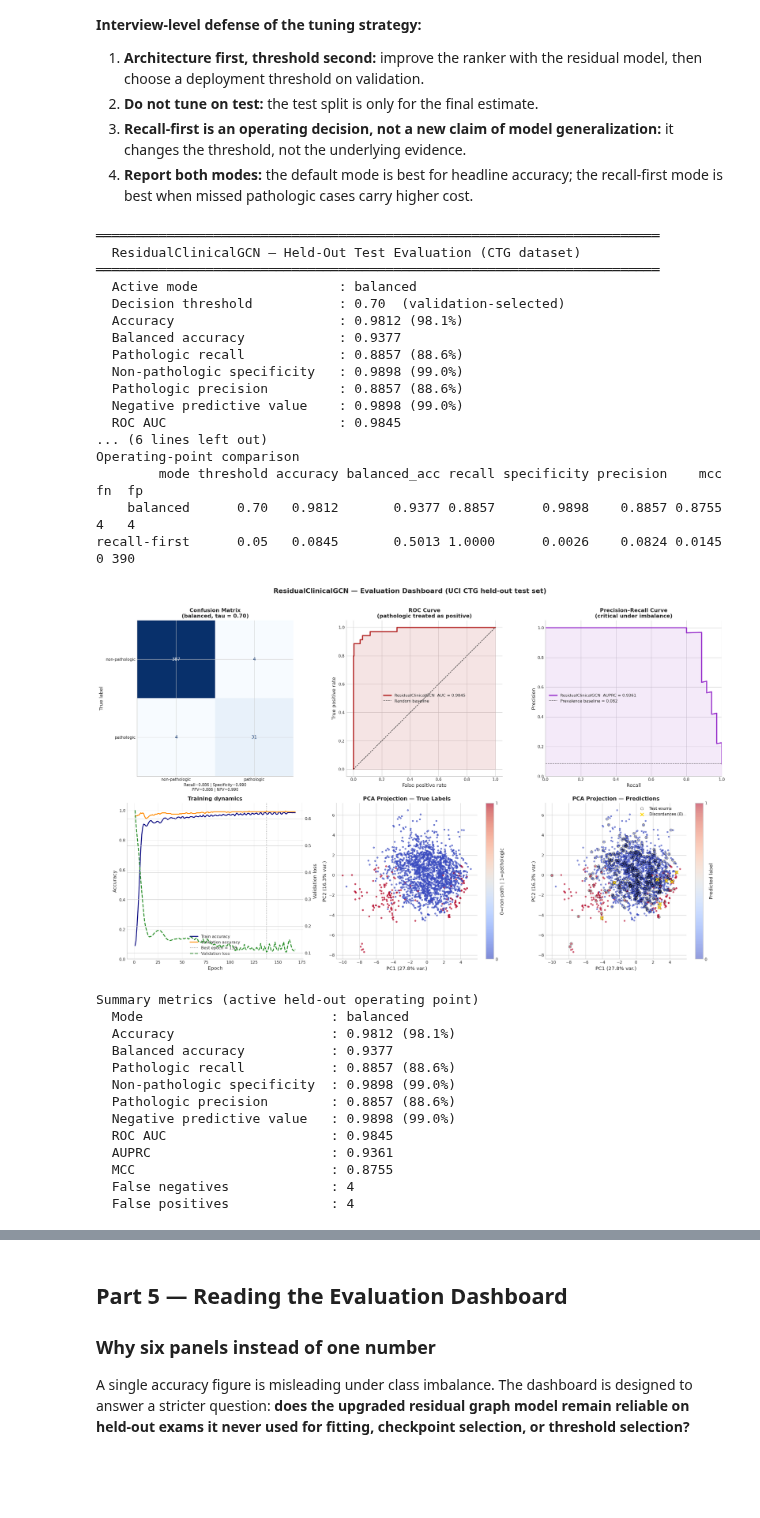
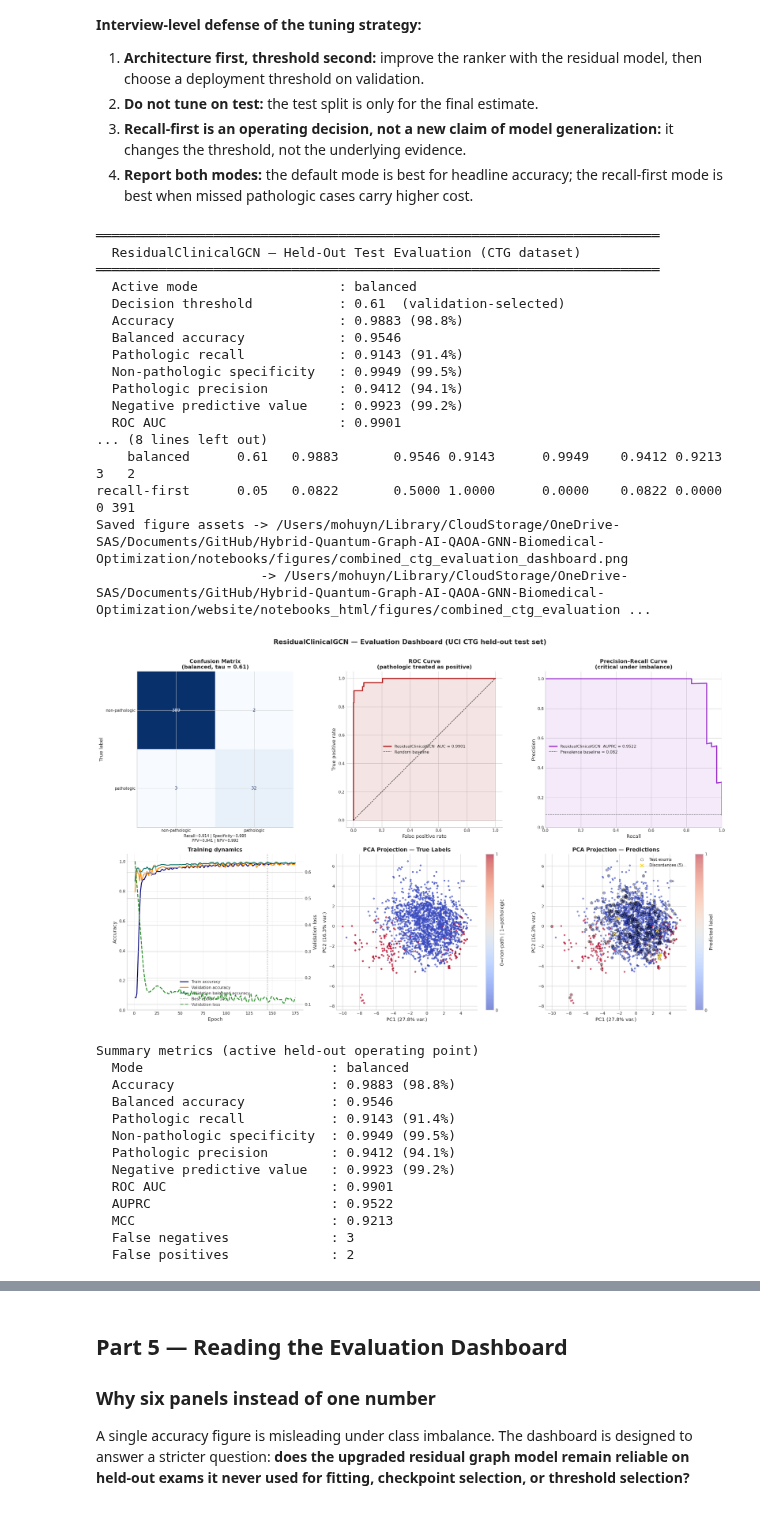
Before and after one commit to thmolena/Hybrid-Quantum-Graph-AI-QAOA-GNN-Biomedical-Optimization, a Jupyter notebook: notebooks/quantum_ai_bio_combined.ipynb, the cells around one changed output, grey strips where cells are left out. Drawn from its saved outputs; the diff is of its cells as text; code cells hidden in the pictures; blank space fills up the shorter version.

```diff
--- a/notebooks/quantum_ai_bio_combined.ipynb
+++ b/notebooks/quantum_ai_bio_combined.ipynb
@@ -976,7 +1301,7 @@ for row in feature_gap_df.itertuples(index=False):
     bar = "█" * int(abs(row.pathologic_minus_non_pathologic) * 5)
     print(f"  {row.feature:12s}  {row.pathologic_minus_non_pathologic:+.3f}  {bar}  ({direction})")
 
-k_neighbors = 10
+k_neighbors = 15
 A_sparse = kneighbors_graph(
     X_std,
     n_neighbors=k_neighbors,
@@ -1469,6 +1806,7 @@ axes[0, 2].set_ylim([0, 1.05])
 
 axes[1, 0].plot(history["epoch"], history["train_acc"], color="navy", label="Train accuracy")
 axes[1, 0].plot(history["epoch"], history["val_acc"], color="darkorange", label="Validation accuracy")
+axes[1, 0].plot(history["epoch"], history["val_bal_acc"], color="#0f766e", label="Validation balanced accuracy")
 axes[1, 0].axvline(best_epoch, color="gray", linestyle=":", linewidth=1.2, label=f"Best epoch = {best_epoch}")
 axes[1, 0].set_xlabel("Epoch")
 axes[1, 0].set_ylabel("Accuracy")
@@ -1496,58 +1834,59 @@ sc_pred = axes[1, 2].scatter(Z[:, 0], Z[:, 1], c=np.where(final_probs[:, 1] >= d
 axes[1, 2].scatter(Z[test_idx_np, 0], Z[test_idx_np, 1], facecolors="none", edgecolors="black", s=35, linewidths=0.5, label="Test exams", zorder=4)
 axes[1, 2].scatter(Z[discord_mask, 0], Z[discord_mask, 1], c="gold", s=55, marker="x", linewidths=1.8, label=f"Discordances ({discord_mask.sum()})", zorder=5)
 axes[1, 2].set_title("PCA Projection — Predictions", fontsize=12, fontweight="bold")
 axes[1, 2].set_xlabel(f"PC1 ({pca.explained_variance_ratio_[0] * 100:.1f}% var.)")
 axes[1, 2].set_ylabel(f"PC2 ({pca.explained_variance_ratio_[1] * 100:.1f}% var.)")
 axes[1, 2].legend(fontsize=9)
 plt.colorbar(sc_pred, ax=axes[1, 2], ticks=[0, 1], label="Predicted label")
 
 plt.suptitle("ResidualClinicalGCN — Evaluation Dashboard (UCI CTG held-out test set)", fontsize=15, fontweight="bold", y=1.01)
 plt.tight_layout()
+save_notebook_figure(fig, "combined_ctg_evaluation_dashboard.png")
 plt.show()
 
 print("\nSummary metrics (active held-out operating point)")
 print(f"  Mode                        : {presentation_mode}")
 print(f"  Accuracy                    : {overall_accuracy:.4f} ({overall_accuracy * 100:.1f}%)")
 print(f"  Balanced accuracy           : {balanced_accuracy:.4f}")
 print(f"  Pathologic recall           : {pathologic_recall:.4f} ({pathologic_recall * 100:.1f}%)")
 print(f"  Non-pathologic specificity  : {non_pathologic_specificity:.4f} ({non_pathologic_specificity * 100:.1f}%)")
 print(f"  Pathologic precision        : {pathologic_precision:.4f} ({pathologic_precision * 100:.1f}%)")
 print(f"  Negative predictive value   : {negative_predictive_value:.4f} ({negative_predictive_value * 100:.1f}%)")
 print(f"  ROC AUC                     : {roc_auc:.4f}")
 print(f"  AUPRC                       : {auprc:.4f}")
 print(f"  MCC                         : {mcc:.4f}")
 print(f"  False negatives             : {fn}")
 print(f"  False positives             : {fp}")
 # %% [output]
 ════════════════════════════════════════════════════════════════════════
   ResidualClinicalGCN — Held-Out Test Evaluation (CTG dataset)
 ════════════════════════════════════════════════════════════════════════
   Active mode                  : balanced
-  Decision threshold           : 0.70  (validation-selected)
-  Accuracy                     : 0.9812 (98.1%)
-  Balanced accuracy            : 0.9377
-  Pathologic recall            : 0.8857 (88.6%)
-  Non-pathologic specificity   : 0.9898 (99.0%)
-  Pathologic precision         : 0.8857 (88.6%)
-  Negative predictive value    : 0.9898 (99.0%)
-  ROC AUC                      : 0.9845
-... (6 lines left out)
-Operating-point comparison
-        mode threshold accuracy balanced_acc recall specificity precision    mcc  fn  fp
-    balanced      0.70   0.9812       0.9377 0.8857      0.9898    0.8857 0.8755   4   4
-recall-first      0.05   0.0845       0.5013 1.0000      0.0026    0.0824 0.0145   0 390
+  Decision threshold           : 0.61  (validation-selected)
+  Accuracy                     : 0.9883 (98.8%)
+  Balanced accuracy            : 0.9546
+  Pathologic recall            : 0.9143 (91.4%)
+  Non-pathologic specificity   : 0.9949 (99.5%)
+  Pathologic precision         : 0.9412 (94.1%)
+  Negative predictive value    : 0.9923 (99.2%)
+  ROC AUC                      : 0.9901
+... (8 lines left out)
+    balanced      0.61   0.9883       0.9546 0.9143      0.9949    0.9412 0.9213   3   2
+recall-first      0.05   0.0822       0.5000 1.0000      0.0000    0.0822 0.0000   0 391
+Saved figure assets -> /Users/mohuyn/Library/CloudStorage/OneDrive-SAS/Documents/GitHub/Hybrid-Quantum-Graph-AI-QAOA-GNN-Biomedical-Optimization/notebooks/figures/combined_ctg_evaluation_dashboard.png
+                     -> /Users/mohuyn/Library/CloudStorage/OneDrive-SAS/Documents/GitHub/Hybrid-Quantum-Graph-AI-QAOA-GNN-Biomedical-Optimization/website/notebooks_html/figures/combined_ctg_evaluation ...
-[figure, old version]
+[figure, new version]
 Summary metrics (active held-out operating point)
   Mode                        : balanced
-  Accuracy                    : 0.9812 (98.1%)
-  Balanced accuracy           : 0.9377
-  Pathologic recall           : 0.8857 (88.6%)
-  Non-pathologic specificity  : 0.9898 (99.0%)
-  Pathologic precision        : 0.8857 (88.6%)
-  Negative predictive value   : 0.9898 (99.0%)
-  ROC AUC                     : 0.9845
-  AUPRC                       : 0.9361
-  MCC                         : 0.8755
-  False negatives             : 4
-  False positives             : 4
+  Accuracy                    : 0.9883 (98.8%)
+  Balanced accuracy           : 0.9546
+  Pathologic recall           : 0.9143 (91.4%)
+  Non-pathologic specificity  : 0.9949 (99.5%)
+  Pathologic precision        : 0.9412 (94.1%)
+  Negative predictive value   : 0.9923 (99.2%)
+  ROC AUC                     : 0.9901
+  AUPRC                       : 0.9522
+  MCC                         : 0.9213
+  False negatives             : 3
+  False positives             : 2
 # %% [markdown]
```
Also changed, not shown: parts of 20 cells of this notebook, 29 other files.
